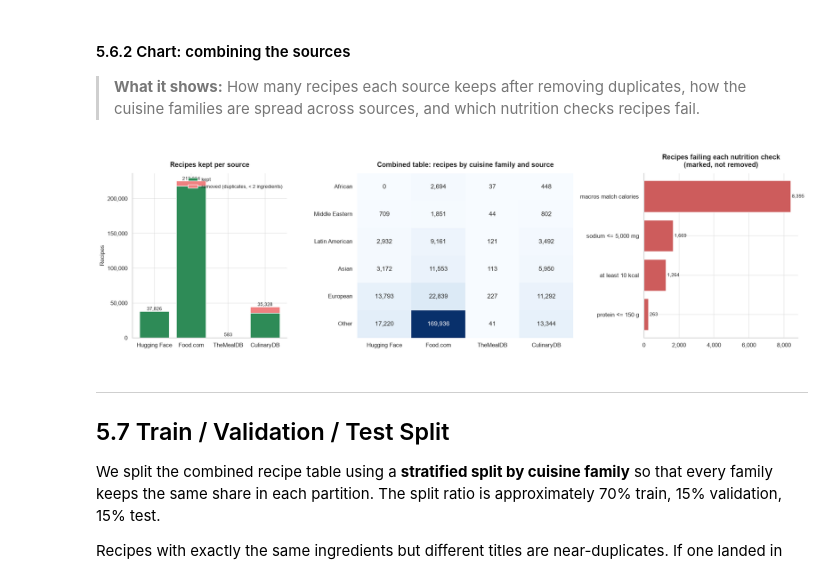
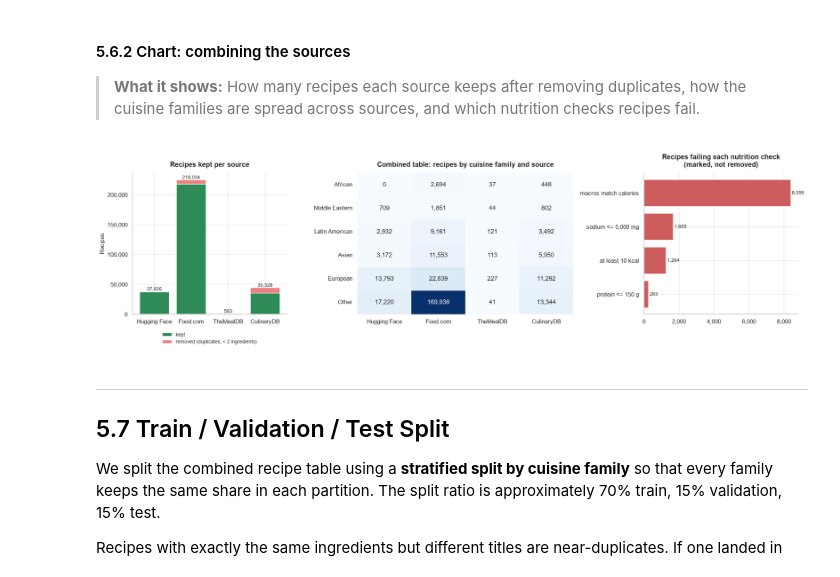
Before and after one commit to Chloe-Tu2/The-EverFlavor-AI, a Jupyter notebook: notebooks/01_data_acquisition_EverFlavor_V3.ipynb, the cells around one changed output. Drawn from its saved outputs; the diff is of its cells as text; code cells hidden in the pictures.

```diff
--- a/notebooks/01_data_acquisition_EverFlavor_V3.ipynb
+++ b/notebooks/01_data_acquisition_EverFlavor_V3.ipynb
@@ -2892,34 +2891,35 @@ total                35328   218034        37826        583  291771
 # %%
 order = [s for s in SOURCE_PRIORITY if s in summary.index]
 labels = [SOURCE_LABELS[s] for s in order]
 
 fig, axes = plt.subplots(1, 3, figsize=(19, 5.5), gridspec_kw={"width_ratios": [1, 1.4, 1]})
 kept, removed = summary.loc[order, "kept"], summary.loc[order, "removed"]
 axes[0].bar(labels, kept, color="seagreen", label="kept")
 axes[0].bar(labels, removed, bottom=kept, color="lightcoral", label="removed (duplicates, < 2 ingredients)")
 for x, (k, r) in enumerate(zip(kept, removed)):
     axes[0].text(x, k + r, f"{k:,}", ha="center", va="bottom", fontsize=9)
-axes[0].legend(fontsize=9, loc="upper right")
+# Legend under the chart, so it never covers the bars
+axes[0].legend(fontsize=9, loc="upper center", bbox_to_anchor=(0.5, -0.1), ncol=1)
 axes[0].set_ylabel("Recipes")
 thousands(axes[0])
 axes[0].set_title("Recipes kept per source")
 
 by_cuisine = (pd.crosstab(df_all["cuisine_family"], df_all["source"])
               .reindex(index=FAMILY_ORDER, columns=order).fillna(0))
 by_cuisine.columns = labels
 sns.heatmap(by_cuisine, annot=True, fmt=",.0f", cmap="Blues", cbar=False, ax=axes[1])
 axes[1].set_title("Combined table: recipes by cuisine family and source")
 axes[1].set_xlabel("")
 axes[1].set_ylabel("")
 
 fails = (~checks[df_all["has_nutrition"]]).sum().sort_values()
 axes[2].barh(fails.index, fails.values, color="indianred")
 label_bars(axes[2])
 thousands(axes[2], "x")
 axes[2].set_title("Recipes failing each nutrition check\n(marked, not removed)")
 show_figure(fig, "08_combining_sources")
 # %% [output]
-[figure, old version]
+[figure, new version]
 # %% [markdown]
 ---
 
```
Also changed, not shown: parts of 1 cell of this notebook, 3 other files.
